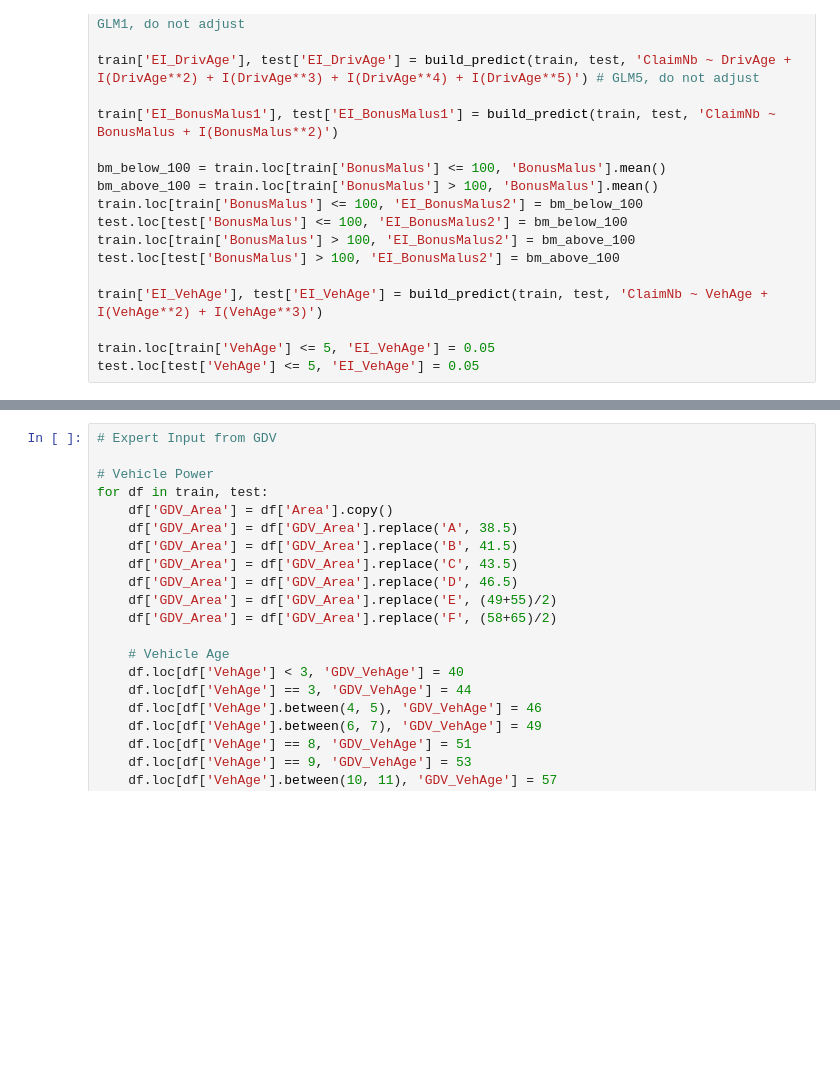
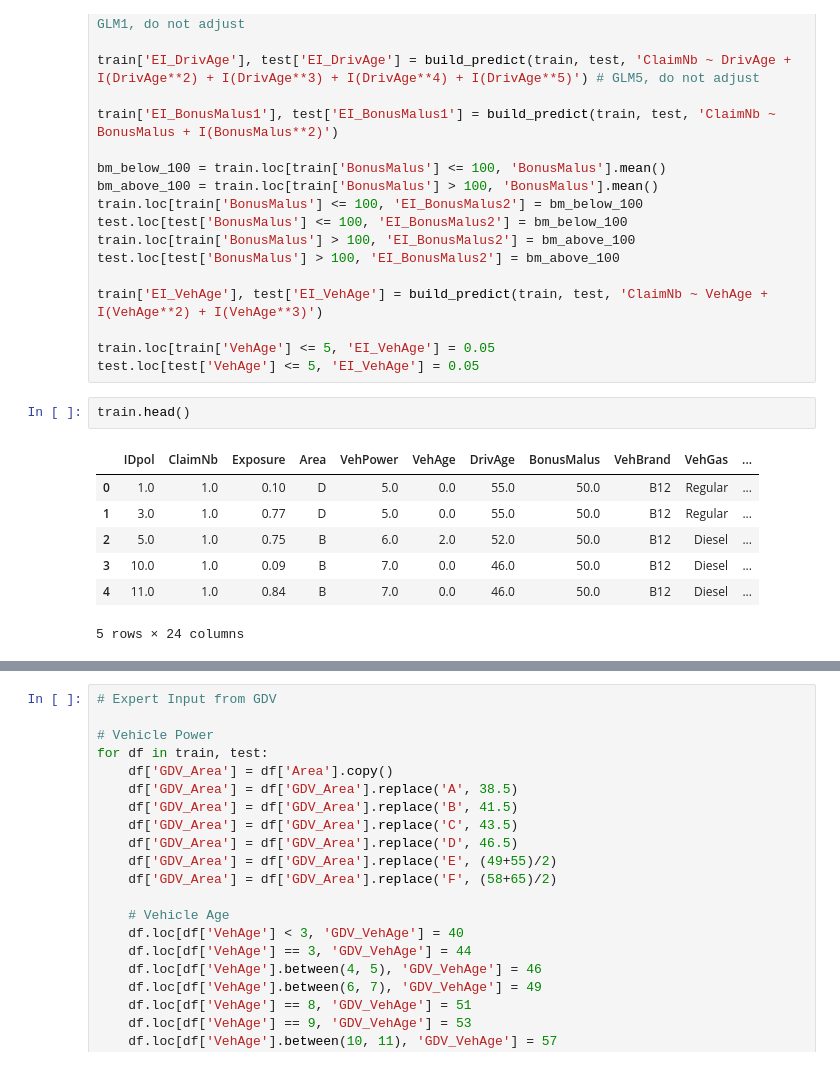
Before and after one commit to AfairiJJ/thesis, a Jupyter notebook: _1_3_Implement_Expert_Input.ipynb, the cells around one changed output, grey strips where cells are left out. Cells and saved outputs as stored; diff of their text form; blank space fills up the shorter version.

```diff
--- a/_1_3_Implement_Expert_Input.ipynb
+++ b/_1_3_Implement_Expert_Input.ipynb
@@ -61,3 +64,13 @@ train['EI_VehAge'], test['EI_VehAge'] = build_predict(train, test, 'ClaimNb ~ Ve
 
 train.loc[train['VehAge'] <= 5, 'EI_VehAge'] = 0.05
 test.loc[test['VehAge'] <= 5, 'EI_VehAge'] = 0.05
+# %%
+train.head()
+# %% [output]
+|  | IDpol | ClaimNb | Exposure | Area | VehPower | VehAge | DrivAge | BonusMalus | VehBrand | VehGas | ... |
+| 0 | 1.0 | 1.0 | 0.10 | D | 5.0 | 0.0 | 55.0 | 50.0 | B12 | Regular | ... |
+| 1 | 3.0 | 1.0 | 0.77 | D | 5.0 | 0.0 | 55.0 | 50.0 | B12 | Regular | ... |
+| 2 | 5.0 | 1.0 | 0.75 | B | 6.0 | 2.0 | 52.0 | 50.0 | B12 | Diesel | ... |
+| 3 | 10.0 | 1.0 | 0.09 | B | 7.0 | 0.0 | 46.0 | 50.0 | B12 | Diesel | ... |
+| 4 | 11.0 | 1.0 | 0.84 | B | 7.0 | 0.0 | 46.0 | 50.0 | B12 | Diesel | ... |
+5 rows × 24 columns
```
Also changed, not shown: parts of 4 cells of this notebook, 10 other files.
